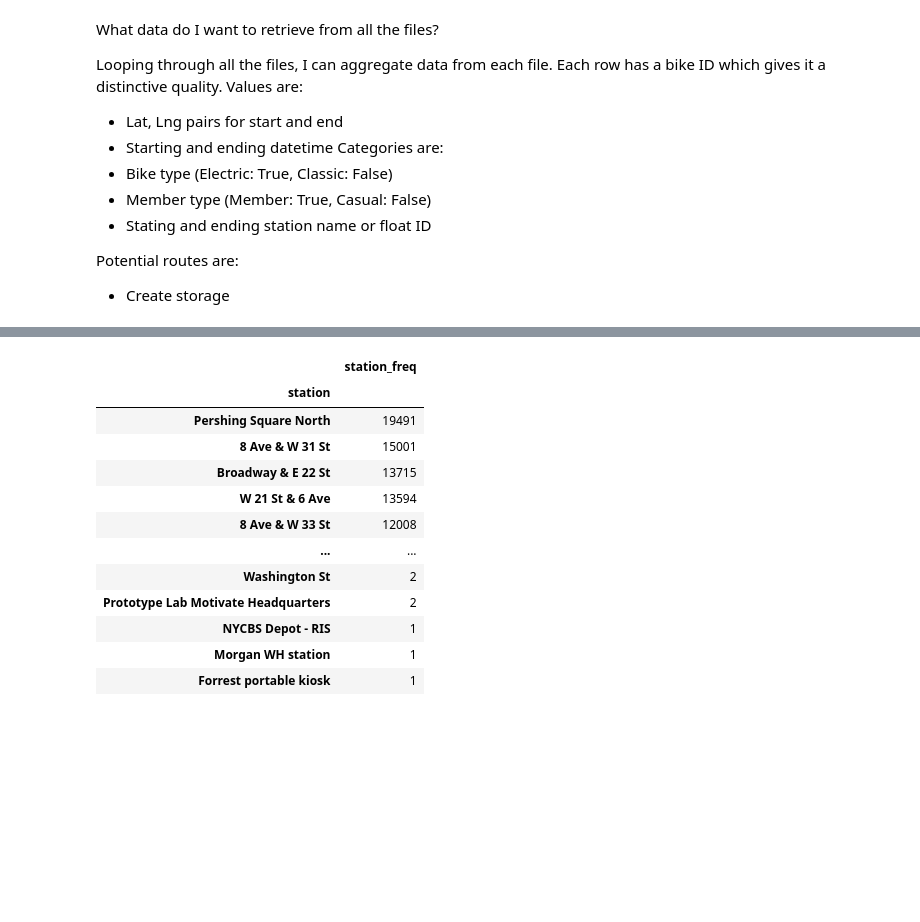
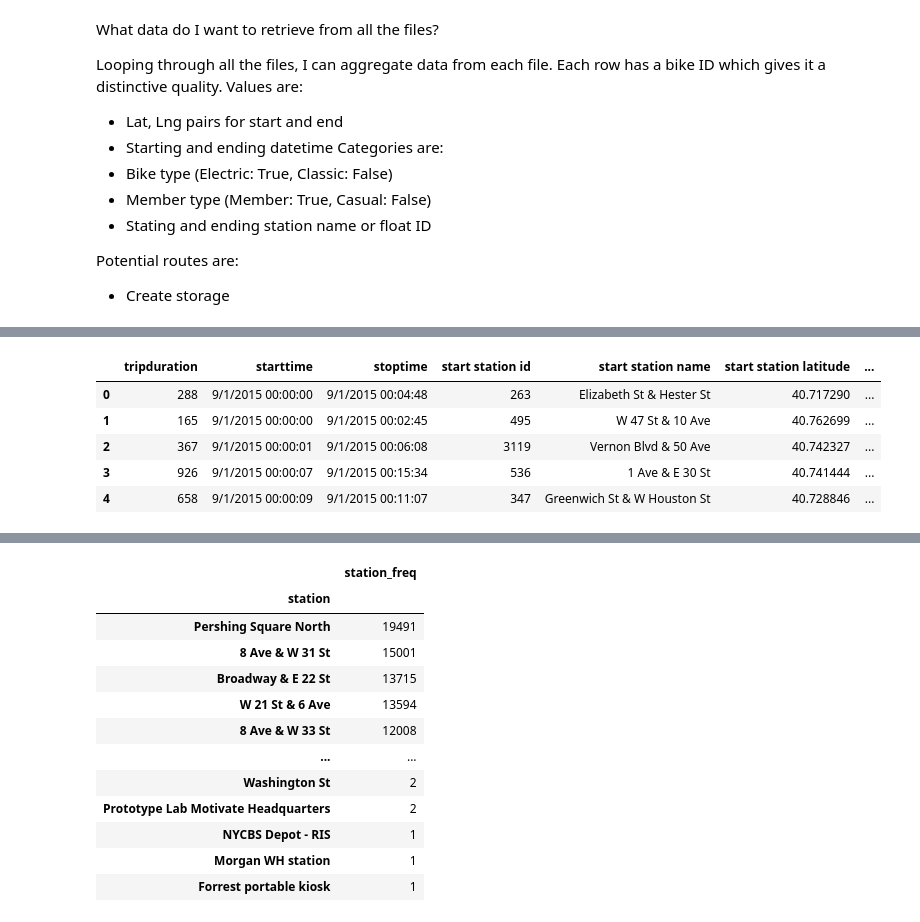
Before and after one commit to Neelka96/CitiBikes, a Jupyter notebook: explorer.ipynb, the cells around one changed output, grey strips where cells are left out. Drawn from its saved outputs; the diff is of its cells as text; code cells hidden in the pictures; blank space fills up the shorter version.

```diff
--- a/explorer.ipynb
+++ b/explorer.ipynb
@@ -419,0 +565,12 @@ feats = Features(*csv_to_df(dir_nyc, 2024, 0))
+# %%
+test_path = Path('/Users/neelagarwal/Desktop/CITIBike Data/NYC/2015/09_Sep/201509-citibike-tripdata_1.csv')
+test_df = pd.read_csv(test_path)
+# %%
+test_df.head()
+# %% [output]
+|  | tripduration | starttime | stoptime | start station id | start station name | start station latitude | ... |
+| 0 | 288 | 9/1/2015 00:00:00 | 9/1/2015 00:04:48 | 263 | Elizabeth St & Hester St | 40.717290 | ... |
+| 1 | 165 | 9/1/2015 00:00:00 | 9/1/2015 00:02:45 | 495 | W 47 St & 10 Ave | 40.762699 | ... |
+| 2 | 367 | 9/1/2015 00:00:01 | 9/1/2015 00:06:08 | 3119 | Vernon Blvd & 50 Ave | 40.742327 | ... |
+| 3 | 926 | 9/1/2015 00:00:07 | 9/1/2015 00:15:34 | 536 | 1 Ave & E 30 St | 40.741444 | ... |
+| 4 | 658 | 9/1/2015 00:00:09 | 9/1/2015 00:11:07 | 347 | Greenwich St & W Houston St | 40.728846 | ... |
```
Also changed, not shown: parts of 35 cells of this notebook, 8 other files.
